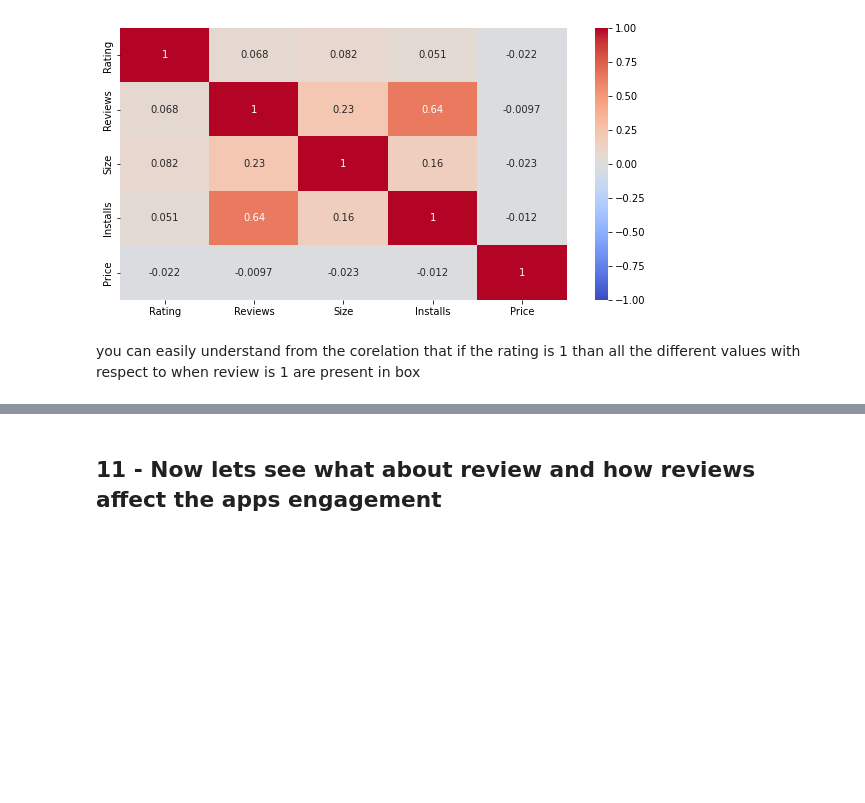
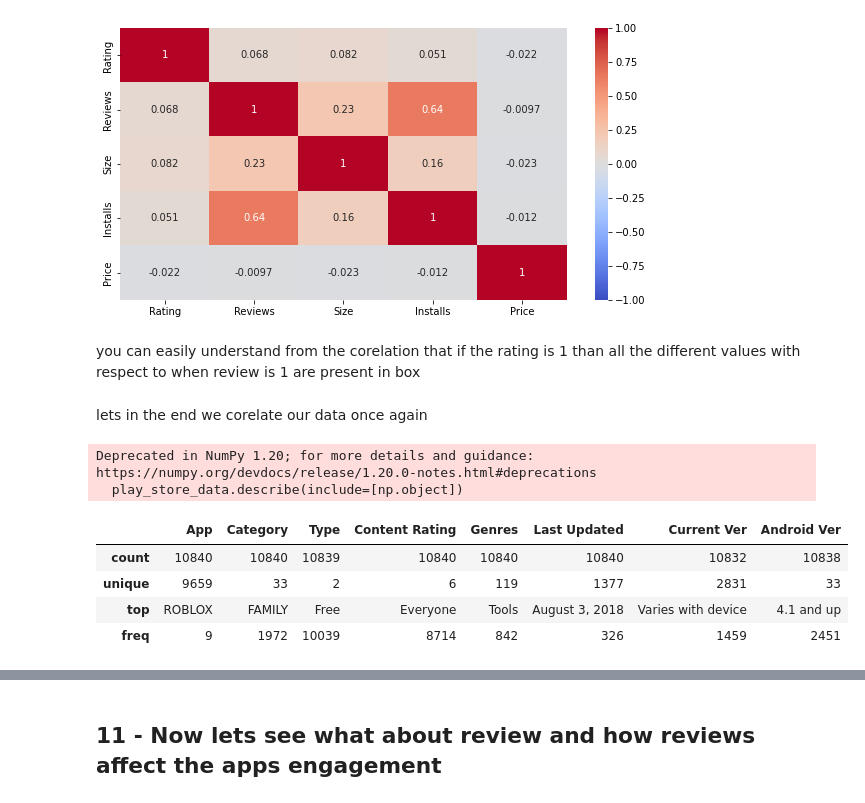
Before and after one commit to abhi-shek-solanki/play-store-data-analysis, a Jupyter notebook: 1stcapston_project_Play_Store_App_Review_Analysis_solution_Capstone_Project.ipynb, the cells around one changed output, grey strips where cells are left out. Cells and saved outputs as stored; diff of their text form; code cells hidden in the pictures; blank space fills up the shorter version.

```diff
--- a/1stcapston_project_Play_Store_App_Review_Analysis_solution_Capstone_Project.ipynb
+++ b/1stcapston_project_Play_Store_App_Review_Analysis_solution_Capstone_Project.ipynb
@@ -417,3 +459,16 @@ sns.heatmap(play_store_data.corr(), vmin=-1, cmap='coolwarm', annot=True)
 [figure]
 # %% [markdown]
 you can easily understand from the corelation that if the rating is 1 than all the different values with respect to when review is 1 are present in box
+# %% [markdown]
+lets in the end we corelate our data once again
+# %%
+# for the object values
+play_store_data.describe(include=[np.object])
+# %% [output]
+Deprecated in NumPy 1.20; for more details and guidance: https://numpy.org/devdocs/release/1.20.0-notes.html#deprecations
+  play_store_data.describe(include=[np.object])
+|  | App | Category | Type | Content Rating | Genres | Last Updated | Current Ver | Android Ver |
+| count | 10840 | 10840 | 10839 | 10840 | 10840 | 10840 | 10832 | 10838 |
+| unique | 9659 | 33 | 2 | 6 | 119 | 1377 | 2831 | 33 |
+| top | ROBLOX | FAMILY | Free | Everyone | Tools | August 3, 2018 | Varies with device | 4.1 and up |
+| freq | 9 | 1972 | 10039 | 8714 | 842 | 326 | 1459 | 2451 |
```
Also changed, not shown: parts of 24 cells of this notebook.
